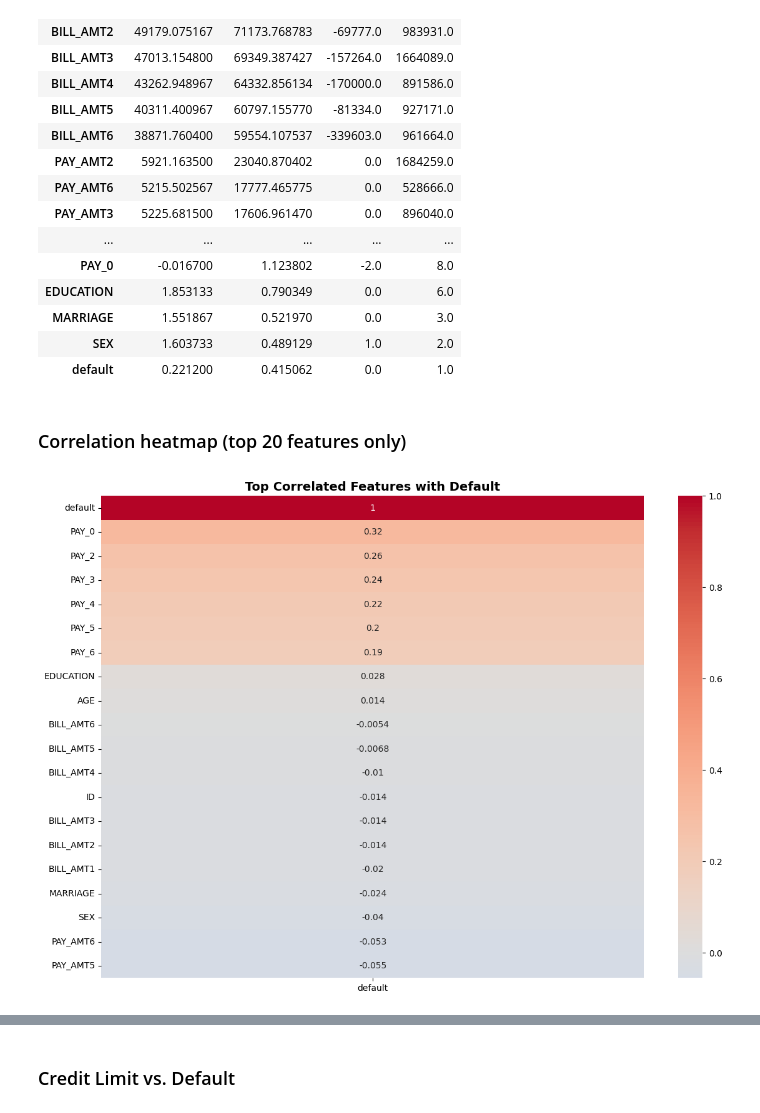
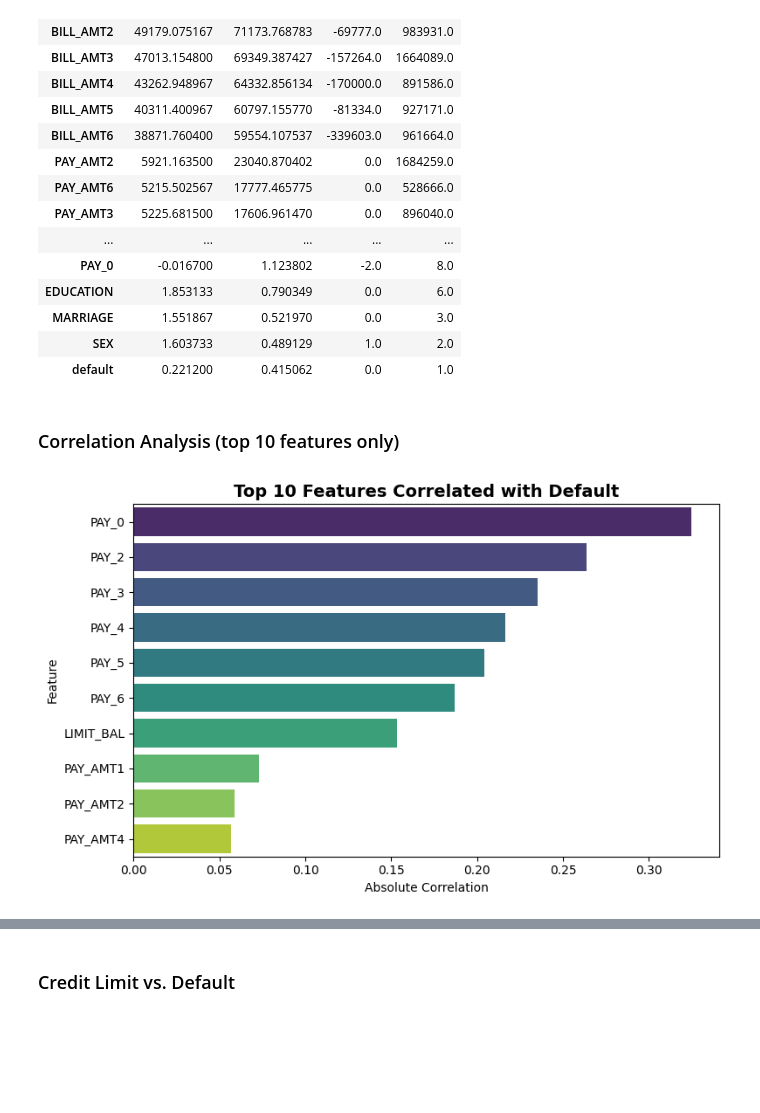
Before and after one commit to AugustoDiaz-Dev/JupyterNotebookProjects, a Jupyter notebook: ML/ML_Credit_card_default.ipynb, the cells around one changed output, grey strips where cells are left out. Cells and saved outputs as stored; diff of their text form; code cells hidden in the pictures; blank space fills up the shorter version.

```diff
--- a/ML/ML_Credit_card_default.ipynb
+++ b/ML/ML_Credit_card_default.ipynb
@@ -128,19 +177,18 @@ df.describe().T[['mean', 'std', 'min', 'max']].sort_values(by='std', ascending=F
 | SEX | 1.603733 | 0.489129 | 1.0 | 2.0 |
 | default | 0.221200 | 0.415062 | 0.0 | 1.0 |
 # %% [markdown]
-### Correlation heatmap (top 20 features only)
+### Correlation Analysis (top 10 features only)
-# %%
-# Select only numerical features
-numeric_df = df.select_dtypes(include=np.number)
-
-# Compute correlation matrix
-corr_matrix = numeric_df.corr()
-
-# Plot top correlations with target
-plt.figure(figsize=(14,10))
-sns.heatmap(corr_matrix[['default']].sort_values(by='default', ascending=False).head(20),
-            annot=True, cmap='coolwarm', center=0)
-plt.title('Top Correlated Features with Default', fontsize=14, fontweight='bold')
-plt.show()
-# %% [output]
-[figure, removed]
+# %%
+# Analyze correlations
+target_corr = df.corr()['default'].drop('default')
+top_corr = target_corr.abs().sort_values(ascending=False).head(10)
+
+plt.figure(figsize=(8, 5))
+sns.barplot(x=top_corr.values, y=top_corr.index, palette='viridis')
+plt.title('Top 10 Features Correlated with Default', fontsize=14, fontweight='bold')
+plt.xlabel('Absolute Correlation')
+plt.ylabel('Feature')
+plt.tight_layout()
+plt.show()
+# %% [output]
+[figure, added]
```
Also changed, not shown: parts of 29 cells of this notebook.
